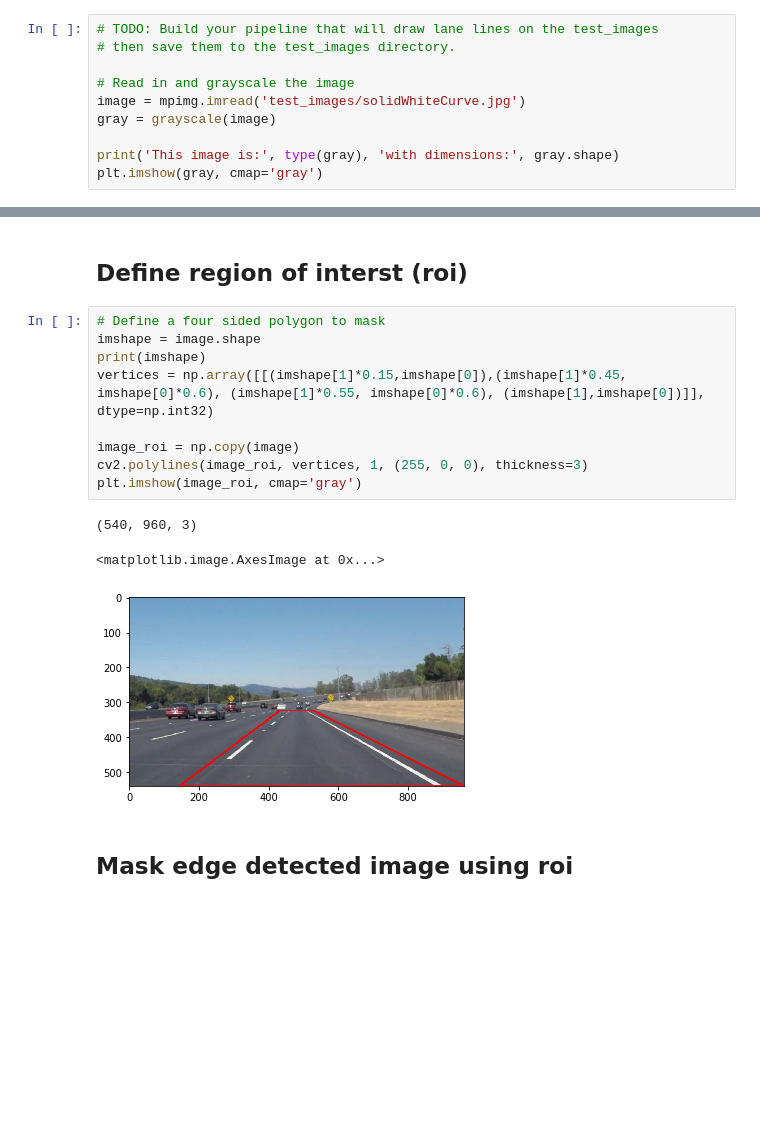
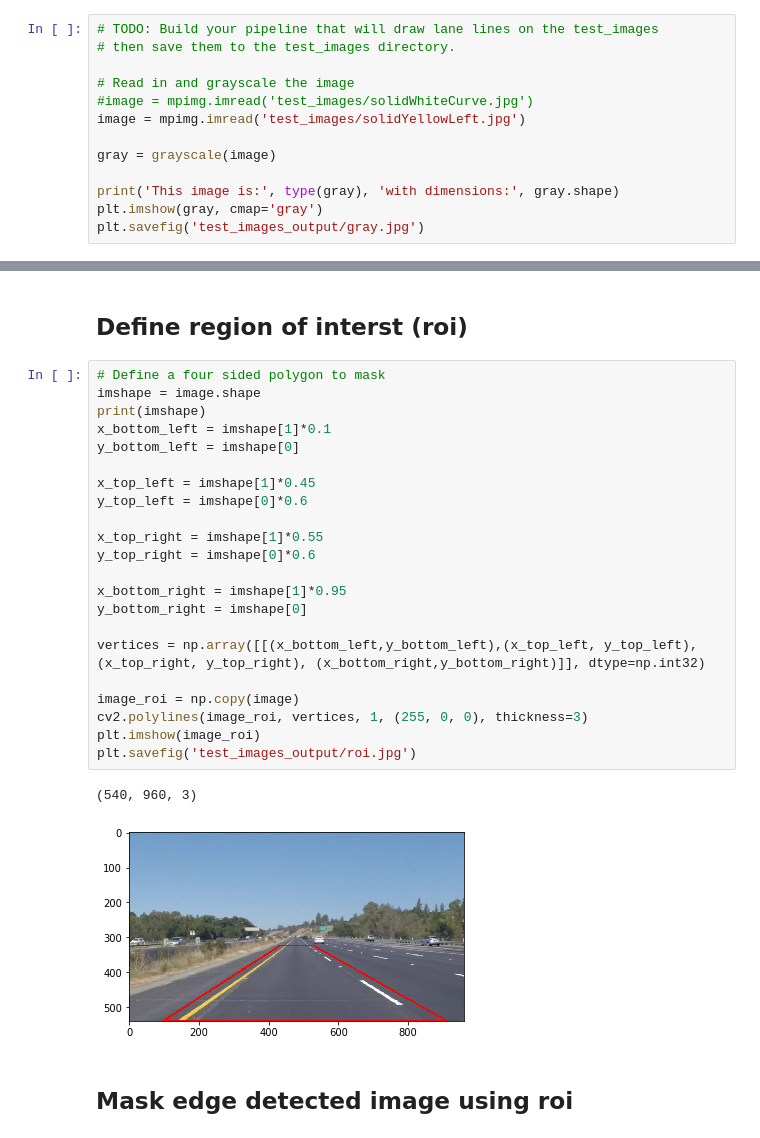
Before and after one commit to fjp/CarND-LaneLines-P1, a Jupyter notebook: P1.ipynb, the cells around one changed output, grey strips where cells are left out. Drawn from its saved outputs; the diff is of its cells as text; blank space fills up the shorter version.

```diff
--- a/P1.ipynb
+++ b/P1.ipynb
@@ -247,10 +263,13 @@ Try tuning the various parameters, especially the low and high Canny thresholds
 # then save them to the test_images directory.
 
 # Read in and grayscale the image
-image = mpimg.imread('test_images/solidWhiteCurve.jpg')
+#image = mpimg.imread('test_images/solidWhiteCurve.jpg')
+image = mpimg.imread('test_images/solidYellowLeft.jpg')
+
 gray = grayscale(image)
 
 print('This image is:', type(gray), 'with dimensions:', gray.shape)
 plt.imshow(gray, cmap='gray')
+plt.savefig('test_images_output/gray.jpg')
 # %% [output]
 This image is: <class 'numpy.ndarray'> with dimensions: (540, 960)
@@ -288,16 +306,28 @@ Canny result image is: <class 'numpy.ndarray'> with dimensions: (540, 960)
 # %%
 # Define a four sided polygon to mask
 imshape = image.shape
 print(imshape)
-vertices = np.array([[(imshape[1]*0.15,imshape[0]),(imshape[1]*0.45, imshape[0]*0.6), (imshape[1]*0.55, imshape[0]*0.6), (imshape[1],imshape[0])]], dtype=np.int32)
+x_bottom_left = imshape[1]*0.1
+y_bottom_left = imshape[0]
+
+x_top_left = imshape[1]*0.45
+y_top_left = imshape[0]*0.6
+
+x_top_right = imshape[1]*0.55
+y_top_right = imshape[0]*0.6
+
+x_bottom_right = imshape[1]*0.95
+y_bottom_right = imshape[0]
+
+vertices = np.array([[(x_bottom_left,y_bottom_left),(x_top_left, y_top_left), (x_top_right, y_top_right), (x_bottom_right,y_bottom_right)]], dtype=np.int32)
 
 image_roi = np.copy(image)
 cv2.polylines(image_roi, vertices, 1, (255, 0, 0), thickness=3)
-plt.imshow(image_roi, cmap='gray')
+plt.imshow(image_roi)
+plt.savefig('test_images_output/roi.jpg')
 # %% [output]
 (540, 960, 3)
-<matplotlib.image.AxesImage at 0x...>
-[figure, old version]
+[figure, new version]
 # %% [markdown]
 ## Mask edge detected image using roi
 # %%
```
Also changed, not shown: parts of 13 cells of this notebook, 13 other files.
